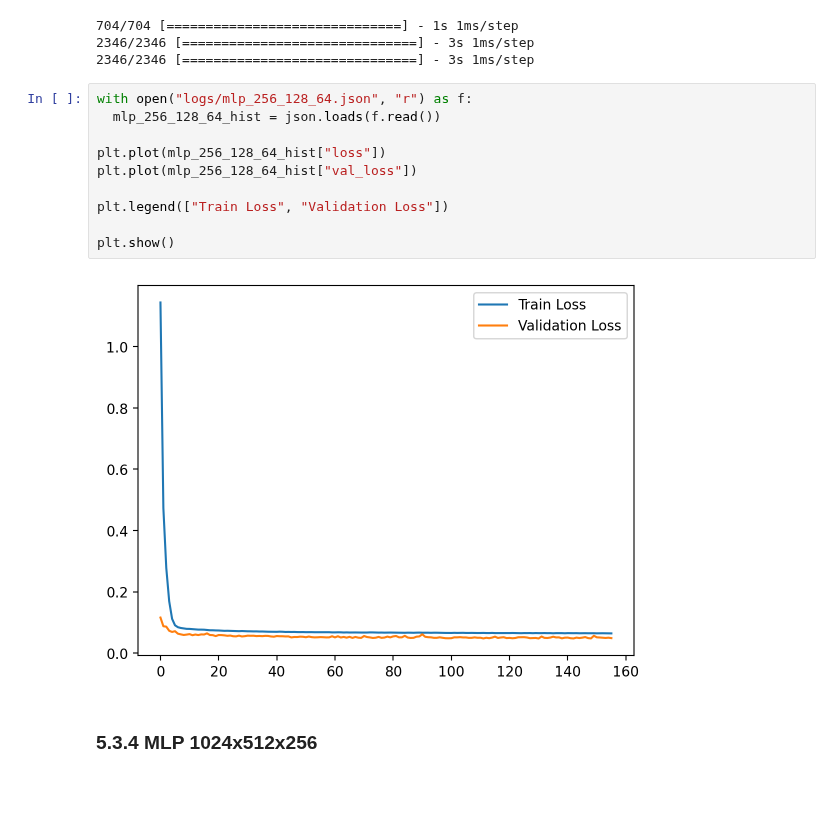
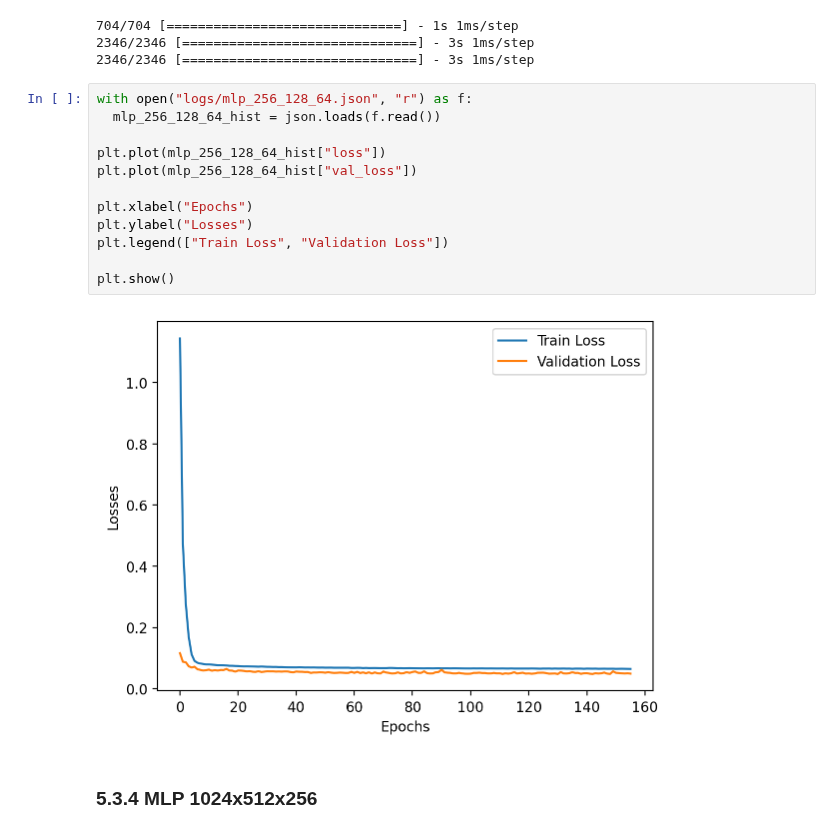
Before and after one commit to yjoer/flight-price-prediction, a Jupyter notebook: notebook.ipynb, the cells around one changed output. Saved outputs shown, nothing was run; the diff lists cells and outputs as text; blank space fills up the shorter version.

```diff
--- a/notebook.ipynb
+++ b/notebook.ipynb
@@ -1283,15 +1287,17 @@ nn_test_scores_actual["MLP 256x128x64"] = actual_scores
 # %%
 with open("logs/mlp_256_128_64.json", "r") as f:
   mlp_256_128_64_hist = json.loads(f.read())
 
 plt.plot(mlp_256_128_64_hist["loss"])
 plt.plot(mlp_256_128_64_hist["val_loss"])
 
+plt.xlabel("Epochs")
+plt.ylabel("Losses")
 plt.legend(["Train Loss", "Validation Loss"])
 
 plt.show()
 # %% [output]
-[figure, old version]
+[figure, new version]
 # %% [markdown]
 ### 5.3.4 MLP 1024x512x256
 # %%
```
Also changed, not shown: parts of 3 cells of this notebook.
